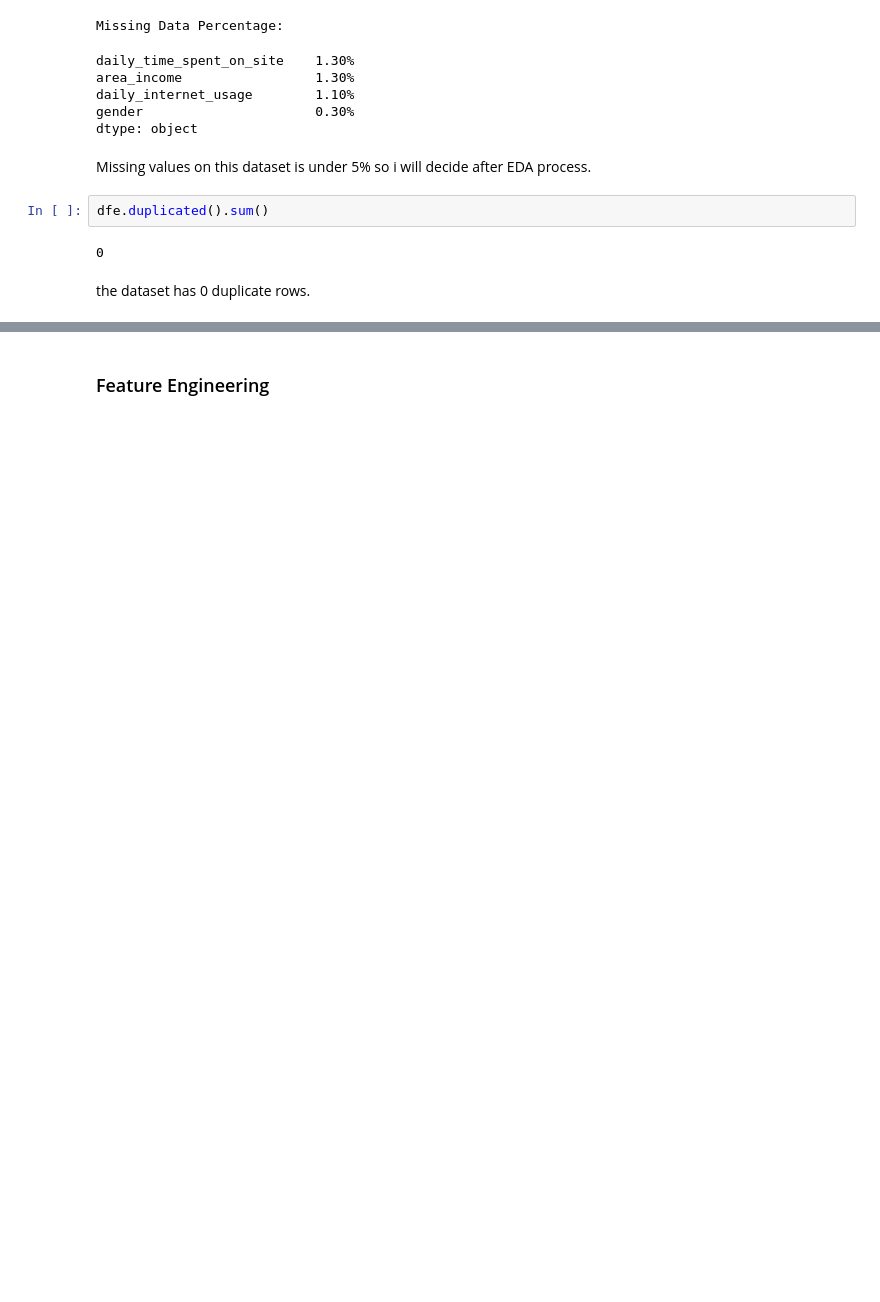
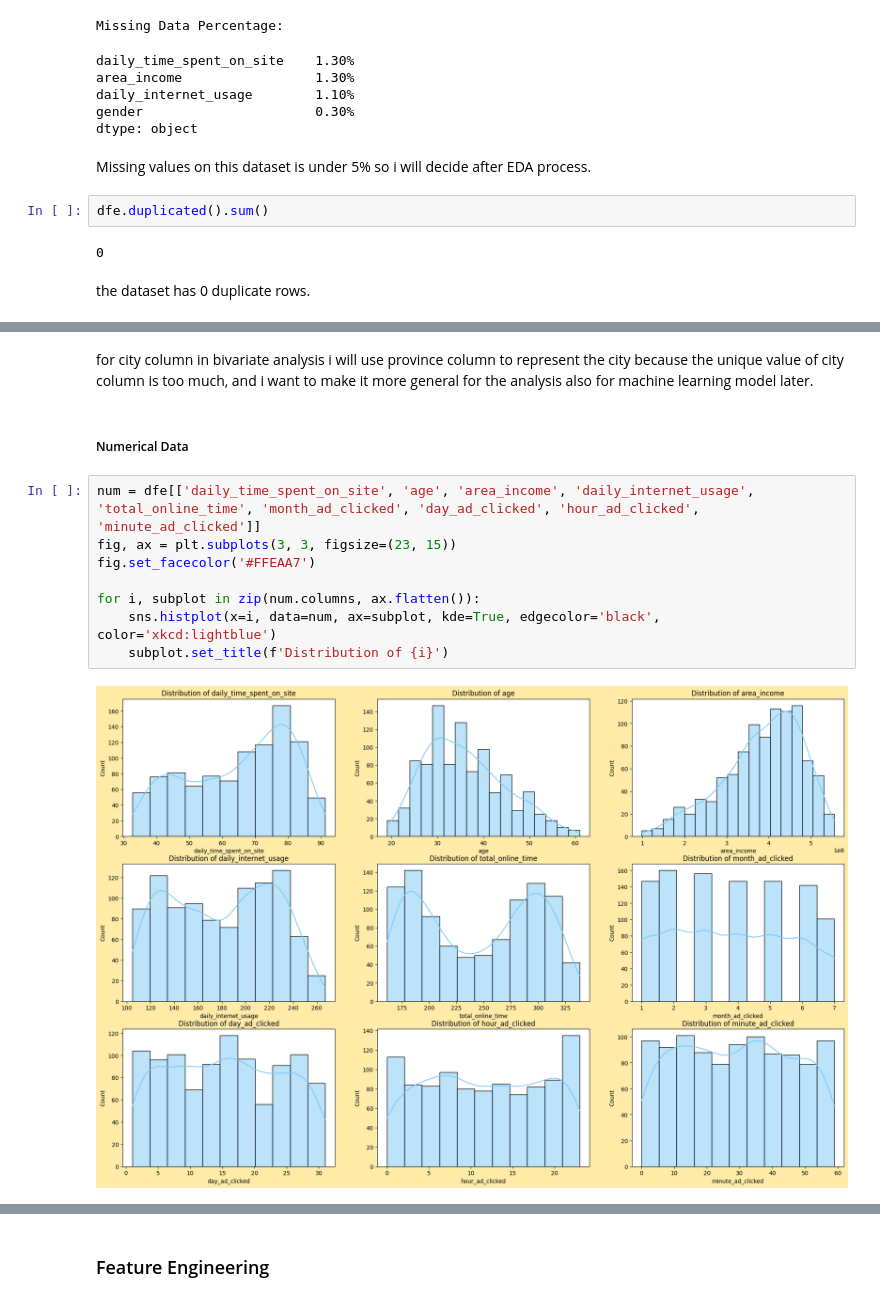
Before and after one commit to azaryasph/Predict-Customer-Clicked-Ads-Classification-By-Using-Machine-Learning, a Jupyter notebook: Predict Customer Clicked Ads Classification By Using Machine Learning.ipynb, the cells around one changed output, grey strips where cells are left out. Cells and saved outputs as stored; diff of their text form; blank space fills up the shorter version.

```diff
--- a/Predict Customer Clicked Ads Classification By Using Machine Learning.ipynb
+++ b/Predict Customer Clicked Ads Classification By Using Machine Learning.ipynb
@@ -172,0 +237,14 @@ the dataset has 0 duplicate rows.
+# %% [markdown]
+for city column in bivariate analysis i will use province column to represent the city because the unique value of city column is too much, and i want to make it more general for the analysis also for machine learning model later.
+# %% [markdown]
+##### Numerical Data
+# %%
+num = dfe[['daily_time_spent_on_site', 'age', 'area_income', 'daily_internet_usage', 'total_online_time', 'month_ad_clicked', 'day_ad_clicked', 'hour_ad_clicked', 'minute_ad_clicked']]
+fig, ax = plt.subplots(3, 3, figsize=(23, 15))
+fig.set_facecolor('#FFEAA7')
+
+for i, subplot in zip(num.columns, ax.flatten()):
+    sns.histplot(x=i, data=num, ax=subplot, kde=True, edgecolor='black', color='xkcd:lightblue')
+    subplot.set_title(f'Distribution of {i}')
+# %% [output]
+[figure, added]
```
Also changed, not shown: parts of 34 cells of this notebook.
